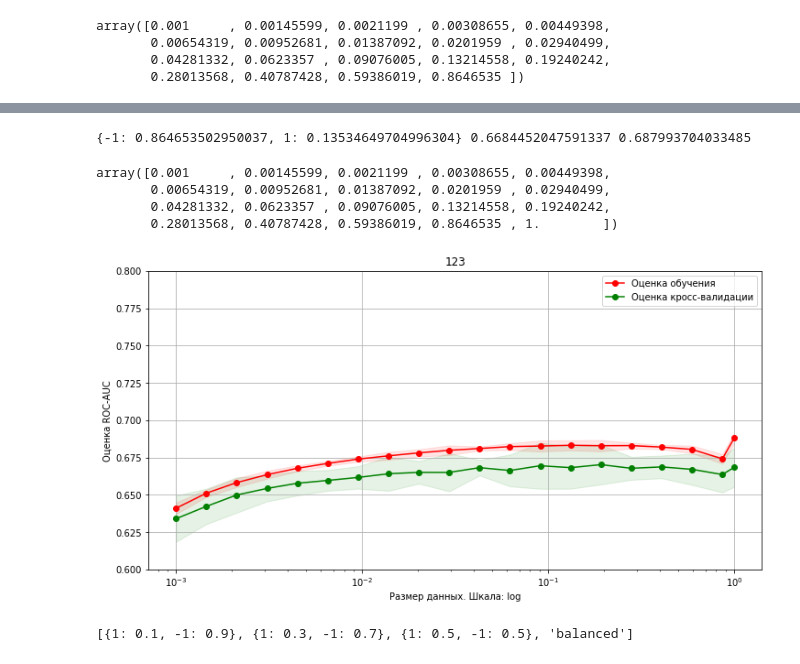
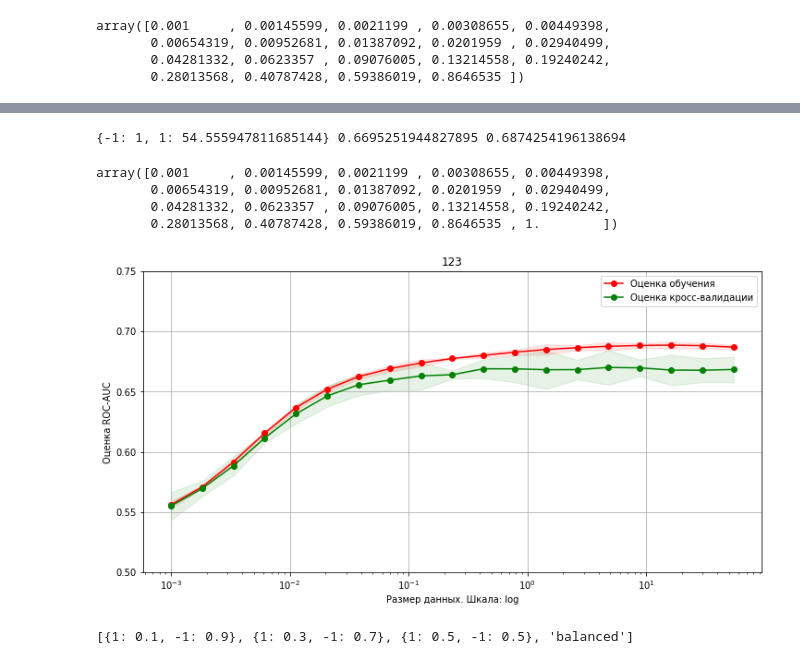
Before and after one commit to dminikorenb/DataLearning, a Jupyter notebook: 2-churn_prediction/dminik6_part2_w5.ipynb, the cells around one changed output, grey strips where cells are left out. Cells and saved outputs as stored; diff of their text form; code cells hidden in the pictures.

```diff
--- a/2-churn_prediction/dminik6_part2_w5.ipynb
+++ b/2-churn_prediction/dminik6_part2_w5.ipynb
@@ -67,4 +67,8 @@ def plot_learning_curve(estimator, title, X, y, ylim, cv=None,
 ## Инструкции
 # %% [markdown]
 1\. Начнем с простого. Давайте оценим как много объектов действительно нужно для построения качественной модели. Для обучения доступна достаточно большая выборка и может так оказаться, что начиная с некоторого момента рост размера обучающей выборки перестает влиять на качество модели. Постройте кривые обучения, обучая модель на выборках разного размера начиная с небольшого количество объектов в обучающей выборке и постепенно наращивая её размер с некоторым шагом. Обратите внимание на `sklearn.model_selection.learning_curve`
+# %%
+df_data = pd.read_csv('orange_small_churn_data.train')
+df_labels = pd.read_csv('orange_small_churn_labels.train', names=['Label'], header=None)
+df_data['Label'] = df_labels.Label
 # %%
@@ -125,18 +135,21 @@ array([0.001     , 0.00145599, 0.0021199 , 0.00308655, 0.00449398,
 # %%
 %%time
 train_score, test_score = [], []
-train_point = np.logspace(-3, 0.1, 20)[:-1]
+# train_point = np.linspace(1, 10, 10)
+train_point = np.logspace(-3, 2, 20)[:-1]
 cv = StratifiedKFold(n_splits=5, shuffle=True)
 # for est in [SGDClassifier(), LogisticRegression(solver='liblinear'), RidgeClassifier(),
 #             RandomForestClassifier(n_estimators=500), GradientBoostingClassifier()]:
-for cw in  [w if isinstance(w, str) else {-1:w, 1:(1.-w)} for w in
-            train_point
-#             [0.1, 0.3, 0.5, 'balanced']
-           ]:
+# for cw in  [w if isinstance(w, str) else {-1:w, 1:(1.-w)} for w in
+#             train_point
+# #             [0.1, 0.3, 0.5, 'balanced']
+#            ]:
 #     cw = w if isinstance(w, str) else {1:w, -1:(1.-w)}
 #         cw = w
 #     else:
 #         cw = {1:w, -1:(1.-w)}
+
+for cw in [{-1:1, 1:w} for w in train_point]:
     for est in [ LogisticRegression(solver='liblinear', class_weight=cw)
 #                 RidgeClassifier(class_weight=cw)
                ]:
@@ -144,7 +157,7 @@ for cw in  [w if isinstance(w, str) else {-1:w, 1:(1.-w)} for w in
         cv_rez = cross_validate(est, X, y, cv=cv,
                               return_train_score=True,
                               return_estimator=True,
-                              verbose=0, n_jobs=4,
+                              verbose=0, n_jobs=10,
                               scoring=('roc_auc'))
         train_score.append(cv_rez['train_score'])
         test_score.append(cv_rez['test_score'])
@@ -181,11 +191,11 @@ cv_rez = cross_validate(LogisticRegression(solver='liblinear', class_weight='bal
                   verbose=0, n_jobs=4,
                   scoring=('roc_auc'))
 
-train_score.append(cv_rez['train_score'])
-test_score.append(cv_rez['test_score'])
+# train_score.append(cv_rez['train_score'])
+# test_score.append(cv_rez['test_score'])
 print(cw, cv_rez['test_score'].mean(), cv_rez['train_score'].mean())
 # %% [output]
-{-1: 0.864653502950037, 1: 0.13534649704996304} 0.6684452047591337 0.687993704033485
+{-1: 1, 1: 54.555947811685144} 0.6695251944827895 0.6874254196138694
 # %%
 np.append(train_point, [1.])
 # %% [output]
@@ -194,12 +204,14 @@ array([0.001     , 0.00145599, 0.0021199 , 0.00308655, 0.00449398,
        0.04281332, 0.0623357 , 0.09076005, 0.13214558, 0.19240242,
        0.28013568, 0.40787428, 0.59386019, 0.8646535 , 1.        ])
 # %%
+# fig, (plt1, plt2) = plt.subplots(1, 2, figsize=(12, 6))
 fig, plt1 = plt.subplots(1, 1, figsize=(12, 6))
 
-plot_curve(plt1, '123', 'log', (0.6, .8),  np.append(train_point, [1.]), train_score, test_score)
+plot_curve(plt1, '123', 'log', (0.5, .75),  train_point, train_score, test_score)
+# plot_curve(plt2, '123', 'linear', (0.5, .75),  train_point, train_score, test_score)
 plt.show()
 # %% [output]
-[figure, old version]
+[figure, new version]
 # %%
  [w if isinstance(w, str) else {1:w, -1:(1.-w)} for w in [0.1, 0.3, 0.5, 'balanced']]
 # %% [output]
```
Also changed, not shown: parts of 3 cells of this notebook, 1 other file.
